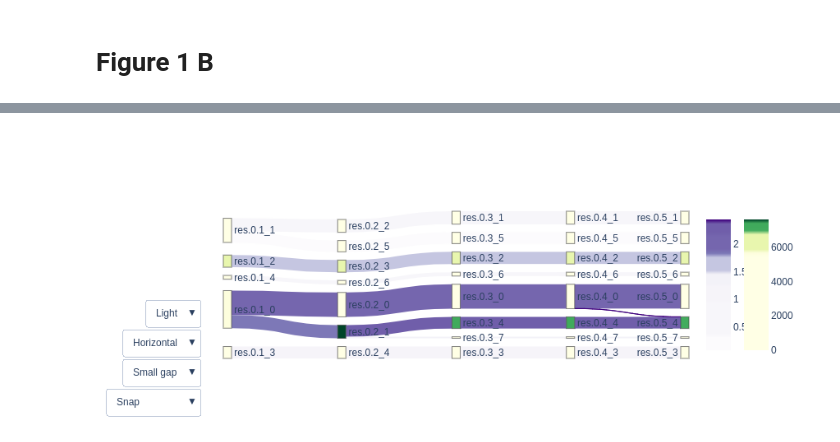
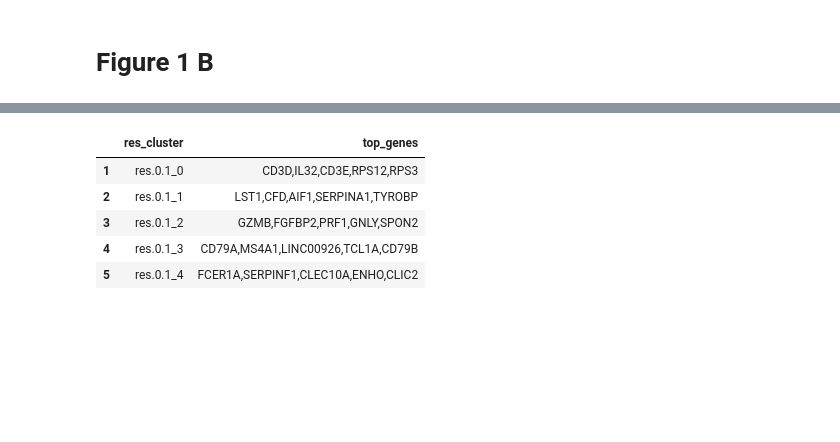
Before and after one commit to apblair/CellLayers, a Jupyter notebook: Notebooks/PBMC_Tutorial.ipynb, the cells around one changed output, grey strips where cells are left out. Saved outputs shown, nothing was run; the diff lists cells and outputs as text; code cells hidden in the pictures; blank space fills up the shorter version.

```diff
--- a/Notebooks/PBMC_Tutorial.ipynb
+++ b/Notebooks/PBMC_Tutorial.ipynb
@@ -72,10 +71,10 @@ plotly.offline.plot(sankey_fig, filename='PBMC_CellLayers.html') # export to htm
 # %%
 # Import data
 pbmc_enrichment = pd.read_csv('../Data/PBMC/pbmc_enrichment.csv', index_col=[0])
-pbmc_leading_edge_genes = pd.read_csv('../Data/PBMC/pbmc_top_genes.csv', index_col=[0])
+pbmc_top_genes = pd.read_csv('../Data/PBMC/pbmc_top_genes.csv', index_col=[0])
 
 # Create a list of your gene set(s) of interest
 geneset_oi = ['antigen processing and presentation of exogenous peptide antigen via MHC class II (GO:0019886)',
               'antigen processing and presentation of exogenous peptide antigen via MHC class I, TAP-independent (GO:0002480)']
 
-starter_gene = ['CD3E']
+genes = ['CD3E']
@@ -82 +90,10 @@ starter_gene = ['CD3E']
+# %%
+pbmc_top_genes.head()
+# %% [output]
+|  | res_cluster | top_genes |
+| 1 | res.0.1_0 | CD3D,IL32,CD3E,RPS12,RPS3 |
+| 2 | res.0.1_1 | LST1,CFD,AIF1,SERPINA1,TYROBP |
+| 3 | res.0.1_2 | GZMB,FGFBP2,PRF1,GNLY,SPON2 |
+| 4 | res.0.1_3 | CD79A,MS4A1,LINC00926,TCL1A,CD79B |
+| 5 | res.0.1_4 | FCER1A,SERPINF1,CLEC10A,ENHO,CLIC2 |
 # %%
@@ -88,4 +104,0 @@ enrichment_fig, enrichment_sankey_dict = CellLayers.build_enrichment_sankey(sank
-# %%
-enrichment_fig
-# %% [output]
-[figure, removed]
```
Also changed, not shown: parts of 4 cells of this notebook, 1 other file.
